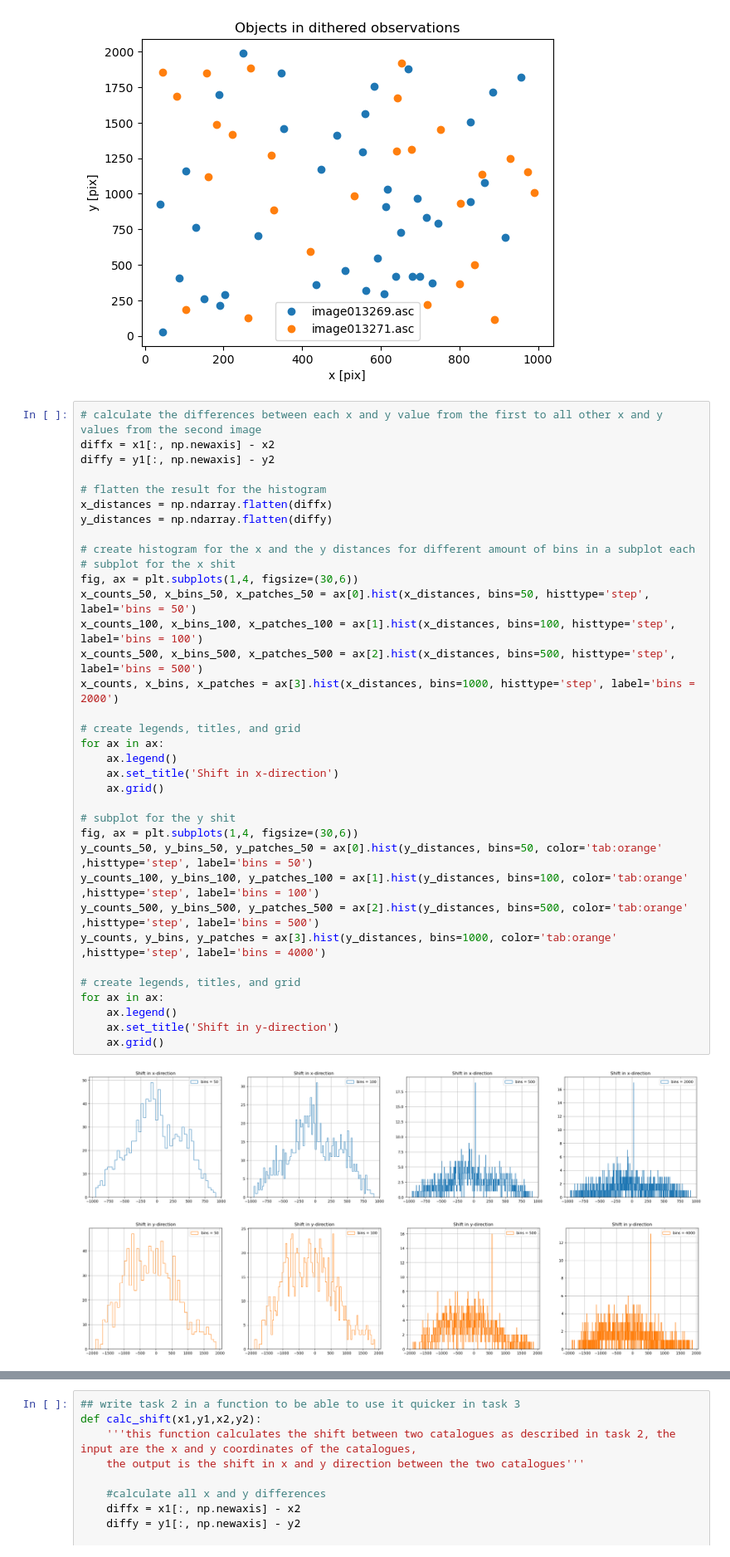
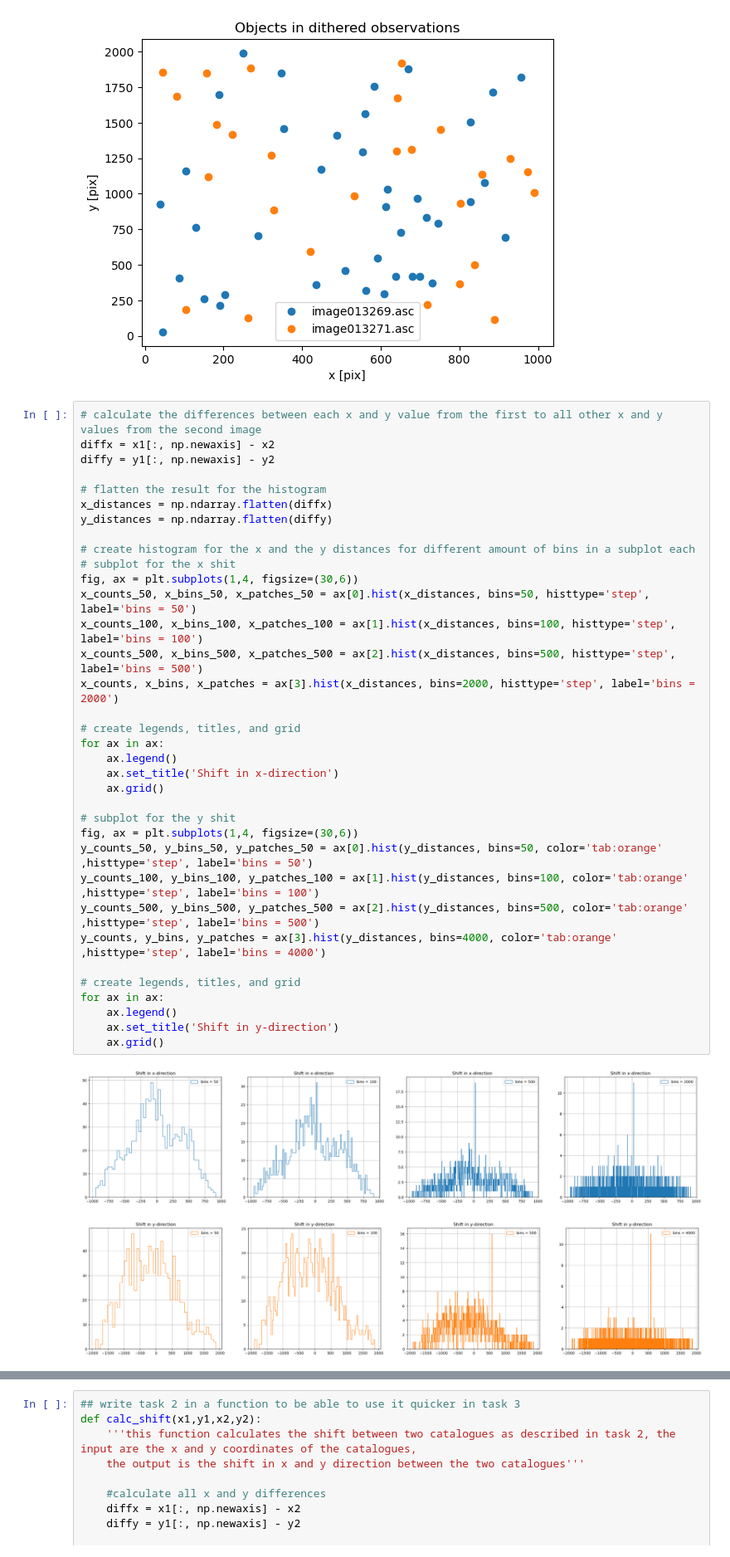
Before and after one commit to benjbrandt/physics725, a Jupyter notebook: Week8/Project_3_Catalogue_Crossmatching_students.ipynb, the cells around one changed output, grey strips where cells are left out. Shown at 83% size. Saved outputs shown, nothing was run; the diff lists cells and outputs as text.

```diff
--- a/Week8/Project_3_Catalogue_Crossmatching_students.ipynb
+++ b/Week8/Project_3_Catalogue_Crossmatching_students.ipynb
@@ -282,36 +282,36 @@ diffy = y1[:, np.newaxis] - y2
 
 # flatten the result for the histogram
 x_distances = np.ndarray.flatten(diffx)
 y_distances = np.ndarray.flatten(diffy)
 
 # create histogram for the x and the y distances for different amount of bins in a subplot each
 # subplot for the x shit
 fig, ax = plt.subplots(1,4, figsize=(30,6))
 x_counts_50, x_bins_50, x_patches_50 = ax[0].hist(x_distances, bins=50, histtype='step', label='bins = 50')
 x_counts_100, x_bins_100, x_patches_100 = ax[1].hist(x_distances, bins=100, histtype='step', label='bins = 100')
 x_counts_500, x_bins_500, x_patches_500 = ax[2].hist(x_distances, bins=500, histtype='step', label='bins = 500')
-x_counts, x_bins, x_patches = ax[3].hist(x_distances, bins=1000, histtype='step', label='bins = 2000')
+x_counts, x_bins, x_patches = ax[3].hist(x_distances, bins=2000, histtype='step', label='bins = 2000')
 
 # create legends, titles, and grid
 for ax in ax:
     ax.legend()
     ax.set_title('Shift in x-direction')
     ax.grid()
 
 # subplot for the y shit
 fig, ax = plt.subplots(1,4, figsize=(30,6))
 y_counts_50, y_bins_50, y_patches_50 = ax[0].hist(y_distances, bins=50, color='tab:orange' ,histtype='step', label='bins = 50')
 y_counts_100, y_bins_100, y_patches_100 = ax[1].hist(y_distances, bins=100, color='tab:orange' ,histtype='step', label='bins = 100')
 y_counts_500, y_bins_500, y_patches_500 = ax[2].hist(y_distances, bins=500, color='tab:orange' ,histtype='step', label='bins = 500')
-y_counts, y_bins, y_patches = ax[3].hist(y_distances, bins=1000, color='tab:orange' ,histtype='step', label='bins = 4000')
+y_counts, y_bins, y_patches = ax[3].hist(y_distances, bins=4000, color='tab:orange' ,histtype='step', label='bins = 4000')
 
 # create legends, titles, and grid
 for ax in ax:
     ax.legend()
     ax.set_title('Shift in y-direction')
     ax.grid()
 # %% [output]
-[figure, old version]
+[figure, new version]
-[figure, old version]
+[figure, new version]
 # %% [markdown]
 ### Observations:
```
Also changed, not shown: parts of 13 cells of this notebook.
